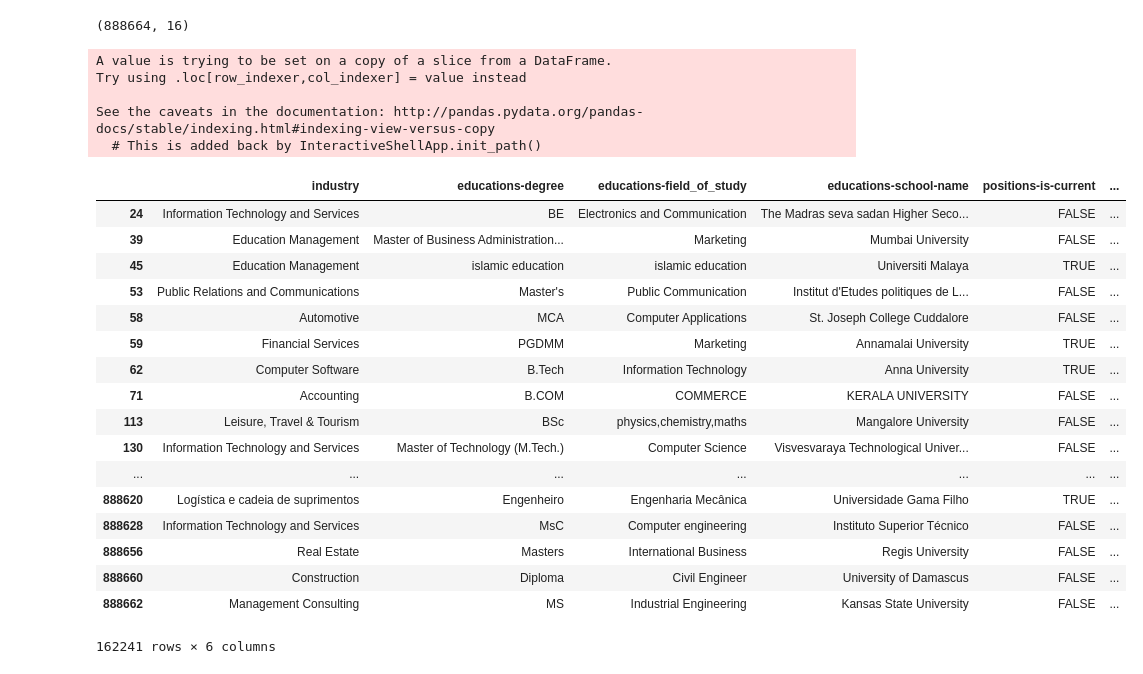
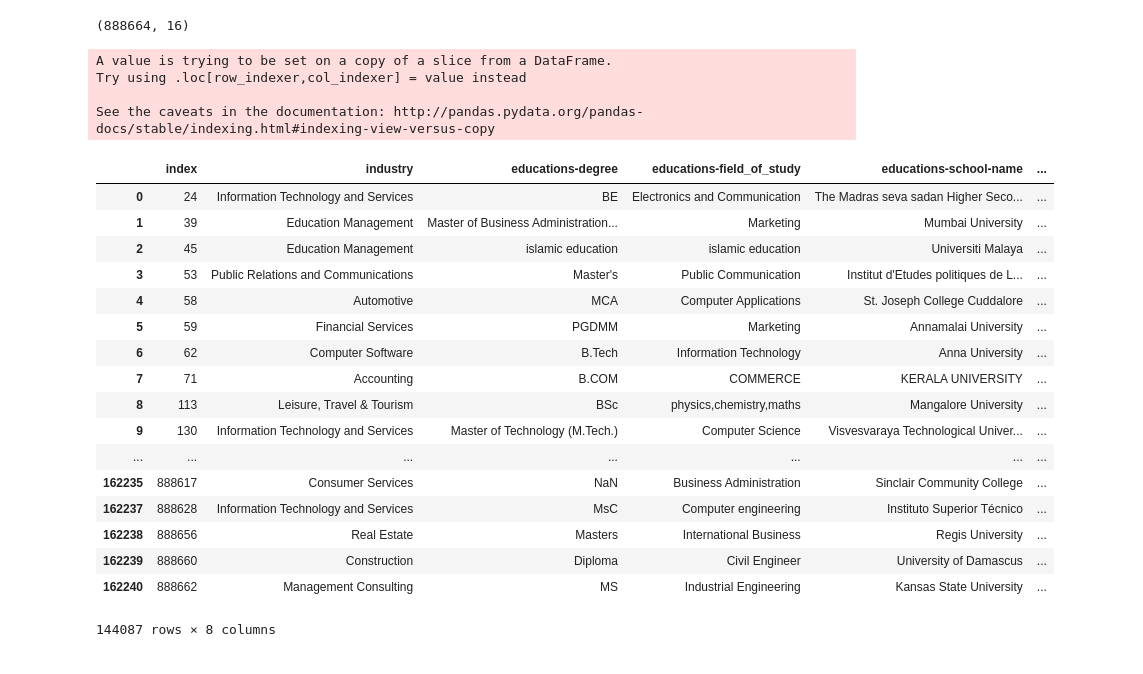
Before and after one commit to mychll31/career_path_jupyter_notebook, a Jupyter notebook: Career Path Prediction.ipynb, the cells around one changed output. Drawn from its saved outputs; the diff is of its cells as text; code cells hidden in the pictures.

Commit message:
remove not english

```diff
--- a/Career Path Prediction.ipynb
+++ b/Career Path Prediction.ipynb
@@ -1,38 +1,56 @@
 # %%
 import pandas as pd
+import numpy as np
+import string
 
-data = pd.read_csv("json_to_csv/out.csv")
+def isEnglish(s):
+    try:
+        s.encode('ascii')
+        return 1
+    except:
+        return 0
+
+data = pd.read_csv("out.csv")
 data.columns
 print(data.shape)
 
 data = data[(data['educations-field_of_study'] != "--undefined--") & (data['industry'] != "--undefined--")]
 
 columns = ["industry", "educations-degree", "educations-field_of_study", "educations-school-name", "positions-is-current", "num-connections"]
 new_data = data[columns]
-new_data['positions-is-current'] = [str(i).replace('--undefined--', 'FALSE') for i in new_data['positions-is-current'].tolist()]
+new_data['positions-is-current'] = new_data['positions-is-current'].replace('--undefined--', 'FALSE')
+new_data = new_data.replace("--undefined--",np.NaN)
+new_data = new_data.reset_index()
+
+#print(new_data.shape[0])
+is_english = []
+for i in range(0, new_data.shape[0]):
+    is_english.append(isEnglish(new_data["industry"][i]))
+new_data["is_english"] = is_english
+
+new_data = new_data[(new_data["is_english"] == 1)]
 new_data
 # %% [output]
 (888664, 16)
 A value is trying to be set on a copy of a slice from a DataFrame.
 Try using .loc[row_indexer,col_indexer] = value instead
 
 See the caveats in the documentation: http://pandas.pydata.org/pandas-docs/stable/indexing.html#indexing-view-versus-copy
-  # This is added back by InteractiveShellApp.init_path()
-|  | industry | educations-degree | educations-field_of_study | educations-school-name | positions-is-current | ... |
-| 24 | Information Technology and Services | BE | Electronics and Communication | The Madras seva sadan Higher Seco... | FALSE | ... |
-| 39 | Education Management | Master of Business Administration... | Marketing | Mumbai University | FALSE | ... |
-| 45 | Education Management | islamic education | islamic education | Universiti Malaya | TRUE | ... |
-| 53 | Public Relations and Communications | Master's | Public Communication | Institut d'Etudes politiques de L... | FALSE | ... |
-| 58 | Automotive | MCA | Computer Applications | St. Joseph College Cuddalore | FALSE | ... |
-| 59 | Financial Services | PGDMM | Marketing | Annamalai University | TRUE | ... |
-| 62 | Computer Software | B.Tech | Information Technology | Anna University | TRUE | ... |
-| 71 | Accounting | B.COM | COMMERCE | KERALA UNIVERSITY | FALSE | ... |
-| 113 | Leisure, Travel & Tourism | BSc | physics,chemistry,maths | Mangalore University | FALSE | ... |
-| 130 | Information Technology and Services | Master of Technology (M.Tech.) | Computer Science | Visvesvaraya Technological Univer... | FALSE | ... |
+|  | index | industry | educations-degree | educations-field_of_study | educations-school-name | ... |
+| 0 | 24 | Information Technology and Services | BE | Electronics and Communication | The Madras seva sadan Higher Seco... | ... |
+| 1 | 39 | Education Management | Master of Business Administration... | Marketing | Mumbai University | ... |
+| 2 | 45 | Education Management | islamic education | islamic education | Universiti Malaya | ... |
+| 3 | 53 | Public Relations and Communications | Master's | Public Communication | Institut d'Etudes politiques de L... | ... |
+| 4 | 58 | Automotive | MCA | Computer Applications | St. Joseph College Cuddalore | ... |
+| 5 | 59 | Financial Services | PGDMM | Marketing | Annamalai University | ... |
+| 6 | 62 | Computer Software | B.Tech | Information Technology | Anna University | ... |
+| 7 | 71 | Accounting | B.COM | COMMERCE | KERALA UNIVERSITY | ... |
+| 8 | 113 | Leisure, Travel & Tourism | BSc | physics,chemistry,maths | Mangalore University | ... |
+| 9 | 130 | Information Technology and Services | Master of Technology (M.Tech.) | Computer Science | Visvesvaraya Technological Univer... | ... |
 | ... | ... | ... | ... | ... | ... | ... |
-| 888620 | Logística e cadeia de suprimentos | Engenheiro | Engenharia Mecânica | Universidade Gama Filho | TRUE | ... |
-| 888628 | Information Technology and Services | MsC | Computer engineering | Instituto Superior Técnico | FALSE | ... |
-| 888656 | Real Estate | Masters | International Business | Regis University | FALSE | ... |
-| 888660 | Construction | Diploma | Civil Engineer | University of Damascus | FALSE | ... |
-| 888662 | Management Consulting | MS | Industrial Engineering | Kansas State University | FALSE | ... |
+| 162235 | 888617 | Consumer Services | NaN | Business Administration | Sinclair Community College | ... |
+| 162237 | 888628 | Information Technology and Services | MsC | Computer engineering | Instituto Superior Técnico | ... |
+| 162238 | 888656 | Real Estate | Masters | International Business | Regis University | ... |
+| 162239 | 888660 | Construction | Diploma | Civil Engineer | University of Damascus | ... |
+| 162240 | 888662 | Management Consulting | MS | Industrial Engineering | Kansas State University | ... |
-162241 rows × 6 columns
+144087 rows × 8 columns
```
